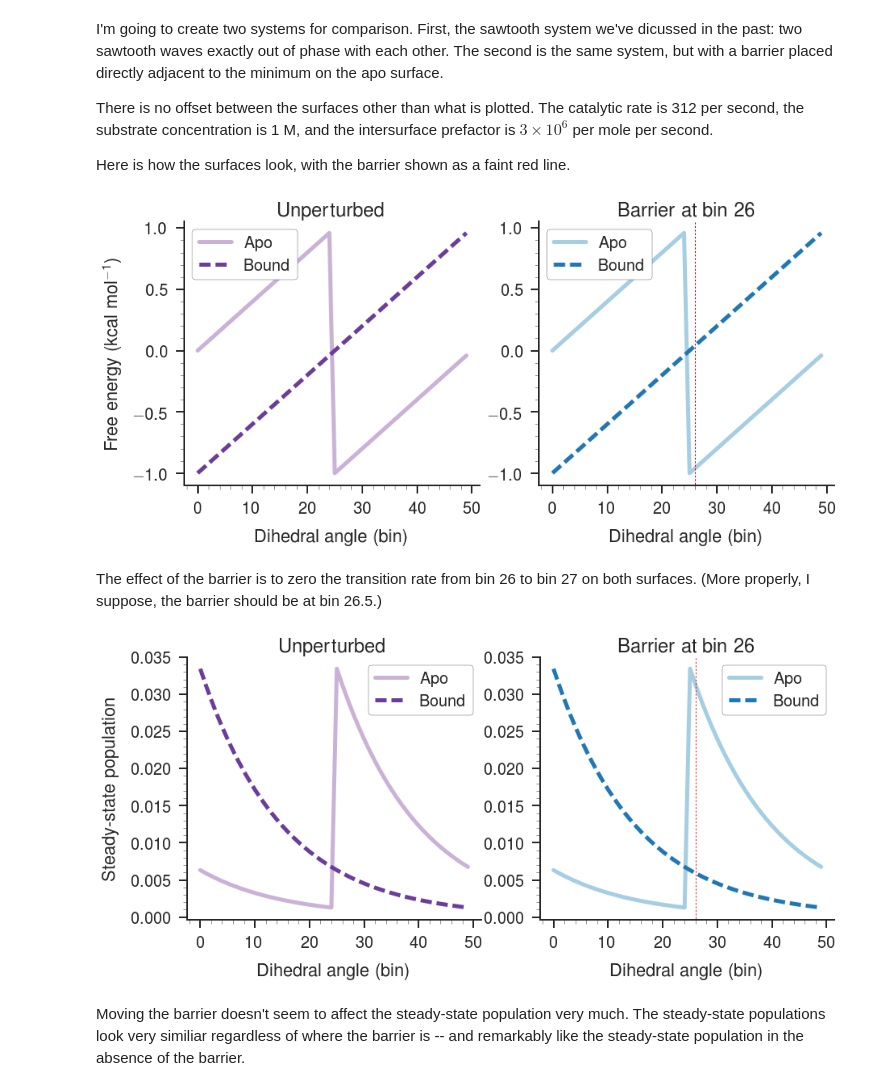
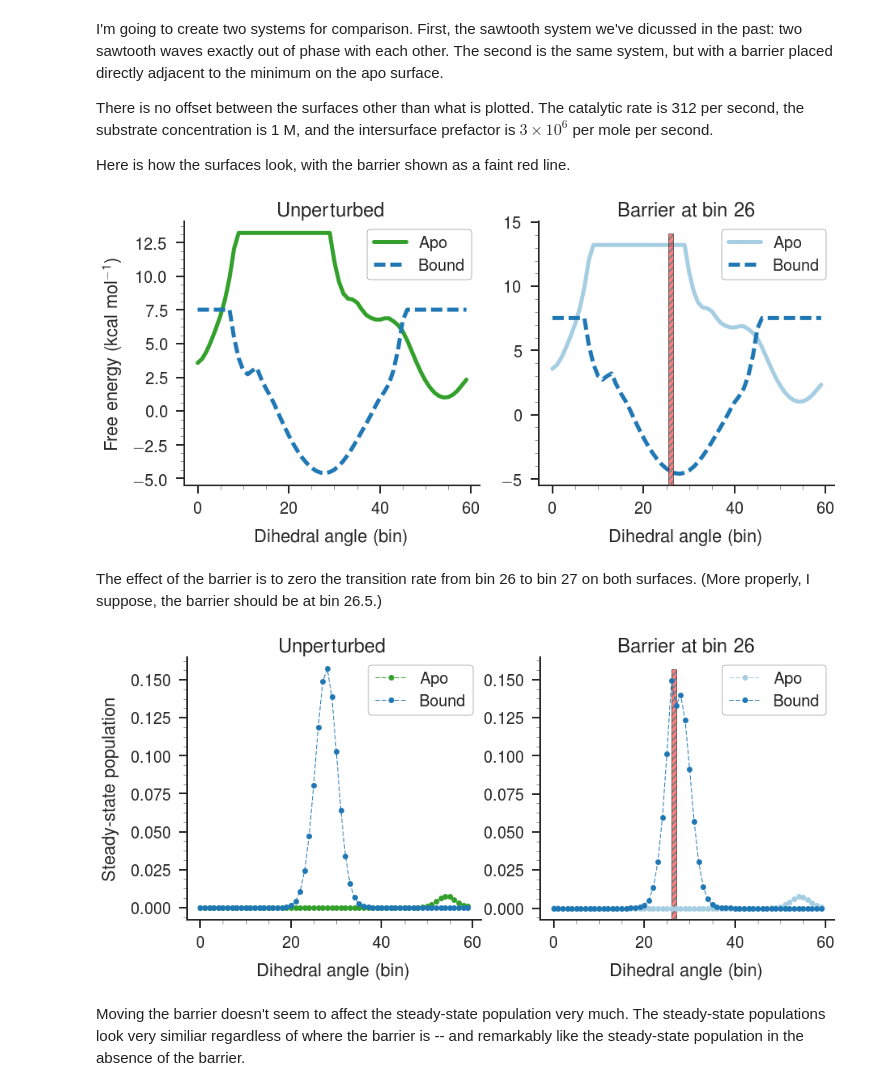
Before and after one commit to slochower/nonequilibrium-master, a Jupyter notebook: notebooks/force-on-barrier/force-on-barrier-quick-explanation.ipynb, the cells around one changed output. Drawn from its saved outputs; the diff is of its cells as text; code cells hidden in the pictures.

```diff
--- a/notebooks/force-on-barrier/force-on-barrier-quick-explanation.ipynb
+++ b/notebooks/force-on-barrier/force-on-barrier-quick-explanation.ipynb
@@ -30,6 +30,12 @@ this.offset_factor = 0  # kcal per mol
 this.catalytic_rate = 312.0  # per second
 this.cSubstrate = 10**0
 this.simulate(user_energies=True)
+
+del this
+this = Simulation(data_source='adk_md_data')
+this.cSubstrate = 10**-1
+this.name = 'psiSER41'
+this.simulate()
 # %%
 # Blocked system
 blocked = Simulation(data_source = 'manual')
@@ -44,6 +50,16 @@ blocked.barrier = True
 blocked.barrier_bin = 26
 
 blocked.simulate(user_energies=True)
+
+del blocked
+
+blocked = Simulation(data_source='adk_md_data')
+blocked.name = 'psiSER41'
+blocked.cSubstrate = 10**-1
+blocked.barrier = True
+blocked.barrier_bin = 26
+
+blocked.simulate()
 # %%
 # Plot free energy surfaces
 cmap = sns.color_palette("Paired", 10)
@@ -66,40 +82,45 @@ ax2.plot(blocked.bound, color=cmap[1], ls='--', label='Bound')
 
 ax2.set_xlabel('Dihedral angle (bin)')
 ax2.legend(frameon=True, loc=0, framealpha=1.0, edgecolor='k')
-ax2.axvline(26, -1, 1, c='r', ls=':', lw=1)
+# ax2.axvline(26, -1, 1, c='r', ls=':', lw=1)
+mpl.rcParams['hatch.color'] = '0.5'
+mpl.rcParams['hatch.linewidth'] = '2'
+bar = ax2.bar(26, ax2.get_ylim()[1]-ax2.get_ylim()[0], 1, bottom=ax2.get_ylim()[0],
+              color='red', alpha=0.5, edgecolor='none', lw=1, hatch='///', zorder=10)
 
 ax2.set_title('Barrier at bin 26')
 paper_plot(fig)
 # %% [output]
-[figure, old version]
+[figure, new version]
 # %% [markdown]
 The effect of the barrier is to zero the transition rate from bin 26 to bin 27 on both surfaces. (More properly, I suppose, the barrier should be at bin 26.5.)
 # %%
 # Plot the steady-state populations
 cmap = sns.color_palette("Paired", 10)
 fig = plt.figure(figsize=(2 * 6 * 1.2, 6))
 grid = GridSpec(1, 2, wspace=0.2, hspace=0.2)
 ax1 = plt.subplot(grid[0, 0])
 
-ax1.plot(this.ss[0:this.bins], color=this.unbound_clr, label='Apo')
-ax1.plot(this.ss[this.bins:2*this.bins], color=this.bound_clr, ls='--', label='Bound')
+ax1.plot(this.ss[0:this.bins], color=this.unbound_clr, marker='o', ls='--', lw=1, label='Apo')
+ax1.plot(this.ss[this.bins:2*this.bins], color=this.bound_clr, ls='--', marker='o', lw=1, label='Bound')
 
 ax1.set_xlabel('Dihedral angle (bin)')
 ax1.set_ylabel('Steady-state population')
 ax1.legend(frameon=True, loc=0, framealpha=1.0, edgecolor='k')
 ax1.set_title('Unperturbed')
 
 ax2 = plt.subplot(grid[0, 1])
 
-ax2.plot(blocked.ss[0:this.bins], color=cmap[0], label='Apo')
-ax2.plot(blocked.ss[this.bins:2*this.bins], color=cmap[1], ls='--', label='Bound')
+ax2.plot(blocked.ss[0:this.bins], color=cmap[0], marker='o', ls='--', lw=1,label='Apo')
+ax2.plot(blocked.ss[this.bins:2*this.bins], color=cmap[1], marker='o', ls='--', lw=1, label='Bound')
 
 ax2.set_xlabel('Dihedral angle (bin)')
 ax2.legend(frameon=True, loc=0, framealpha=1.0, edgecolor='k')
-ax2.axvline(26, -1, 1, c='r', ls=':', lw=1)
+bar = ax2.bar(26.5, ax2.get_ylim()[1]-ax2.get_ylim()[0], 1, bottom=ax2.get_ylim()[0],
+              color='red', alpha=0.5, edgecolor='none', lw=1, hatch='///', zorder=0)
 ax2.set_title('Barrier at bin 26')
 paper_plot(fig)
 # %% [output]
-[figure, old version]
+[figure, new version]
 # %% [markdown]
 Moving the barrier doesn't seem to affect the steady-state population very much. The steady-state populations look very similiar regardless of where the barrier is -- and remarkably like the steady-state population in the absence of the barrier.
```
Also changed, not shown: parts of 10 cells of this notebook.
